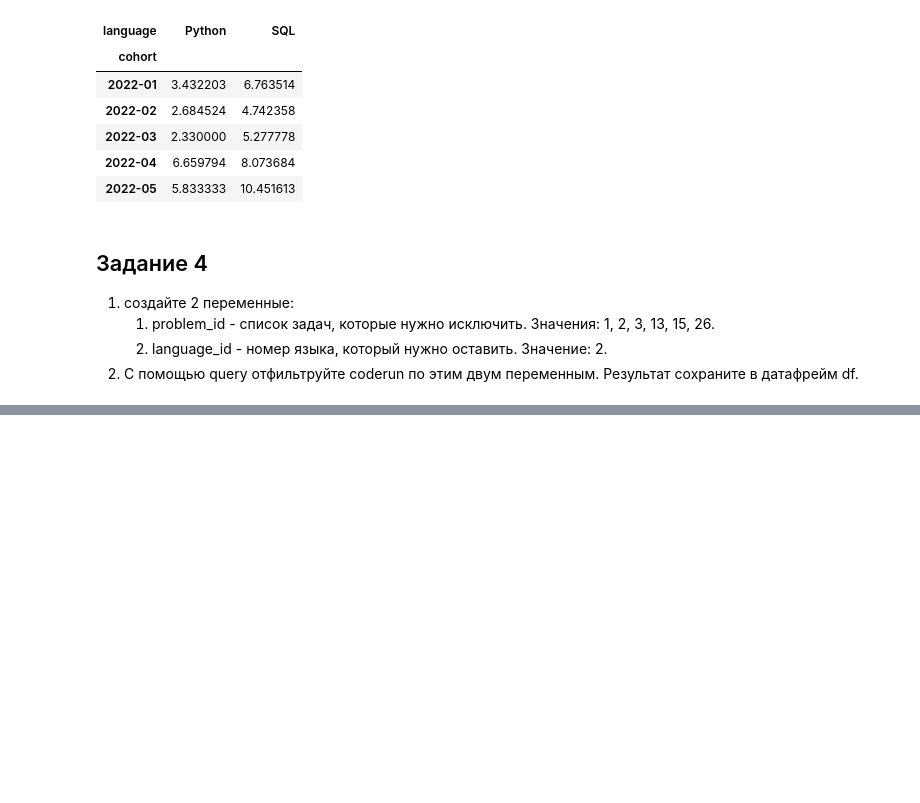
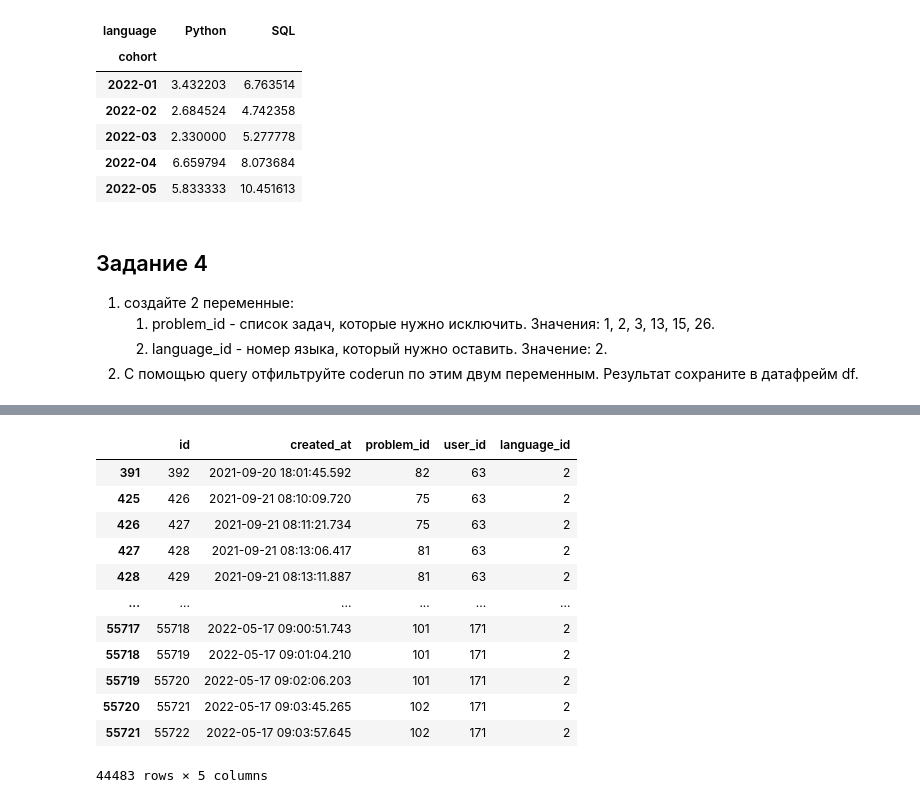
Before and after one commit to alexanderniki/alx-study, a Jupyter notebook: Analytics/Pandas Basics/homework-2.ipynb, the cells around one changed output, grey strips where cells are left out. Cells and saved outputs as stored; diff of their text form; code cells hidden in the pictures; blank space fills up the shorter version.

```diff
--- a/Analytics/Pandas Basics/homework-2.ipynb
+++ b/Analytics/Pandas Basics/homework-2.ipynb
@@ -379,0 +402,20 @@ df
+# %%
+problem_id: list = [1, 2, 3, 13, 15, 26]
+language_id: int = 2
+
+df: pd.DataFrame = coderun.query('problem_id not in @problem_id and language_id == @language_id')
+df
+# %% [output]
+|  | id | created_at | problem_id | user_id | language_id |
+| 391 | 392 | 2021-09-20 18:01:45.592 | 82 | 63 | 2 |
+| 425 | 426 | 2021-09-21 08:10:09.720 | 75 | 63 | 2 |
+| 426 | 427 | 2021-09-21 08:11:21.734 | 75 | 63 | 2 |
+| 427 | 428 | 2021-09-21 08:13:06.417 | 81 | 63 | 2 |
+| 428 | 429 | 2021-09-21 08:13:11.887 | 81 | 63 | 2 |
+| ... | ... | ... | ... | ... | ... |
+| 55717 | 55718 | 2022-05-17 09:00:51.743 | 101 | 171 | 2 |
+| 55718 | 55719 | 2022-05-17 09:01:04.210 | 101 | 171 | 2 |
+| 55719 | 55720 | 2022-05-17 09:02:06.203 | 101 | 171 | 2 |
+| 55720 | 55721 | 2022-05-17 09:03:45.265 | 102 | 171 | 2 |
+| 55721 | 55722 | 2022-05-17 09:03:57.645 | 102 | 171 | 2 |
+44483 rows × 5 columns
```
Also changed, not shown: parts of 1 cell of this notebook.
